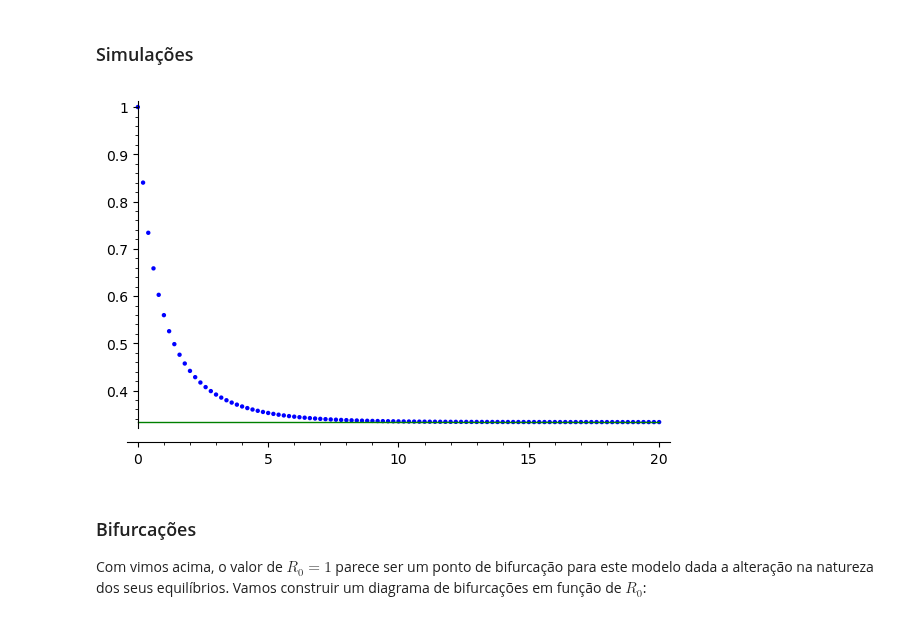
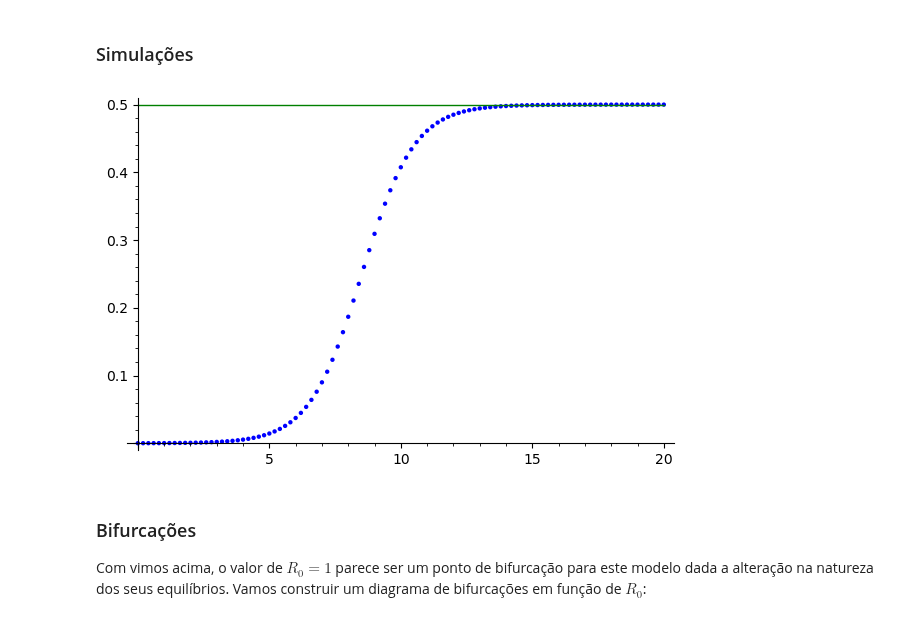
Before and after one commit to fccoelho/Modelagem-Matematica-IV, a Jupyter notebook: Planilhas Sage/Aula 4 - Espalhamento de Epidemias.ipynb, the cells around one changed output. Drawn from its saved outputs; the diff is of its cells as text; code cells hidden in the pictures.

```diff
--- a/Planilhas Sage/Aula 4 - Espalhamento de Epidemias.ipynb
+++ b/Planilhas Sage/Aula 4 - Espalhamento de Epidemias.ipynb
@@ -148,14 +148,15 @@ def fun(t,x, p):
 T=ode_solver()
 T.function = fun
 t_span = [0,20]
-ic = [1]
-T.ode_solve(t_span,ic,num_points=100, params=[1.5])
+ic = [1e-4]
+r0 = 2
+T.ode_solve(t_span,ic,num_points=100, params=[r0])
 # %%
 sol = list_plot([(i[0],i[1][0]) for i in T.solution])
-ee = plot(1-(1/1.5),(x,0,20),color='green')
+ee = plot(1-(1/r0),(x,0,20),color='green')
 sol+ee
 # %% [output]
-[figure, old version]
+[figure, new version]
 # %% [markdown]
 
 ### Bifurcações
```
Also changed, not shown: parts of 7 cells of this notebook, 2 other files.
